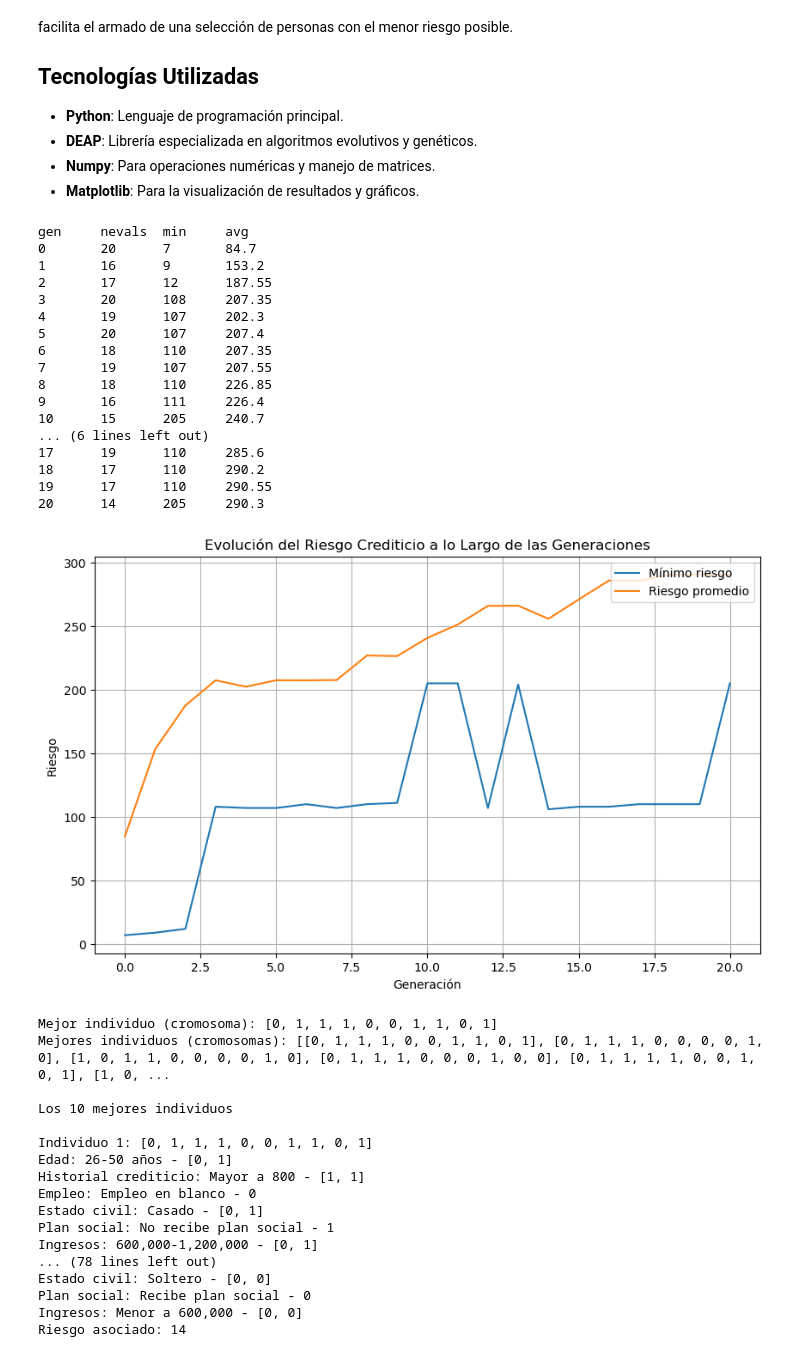
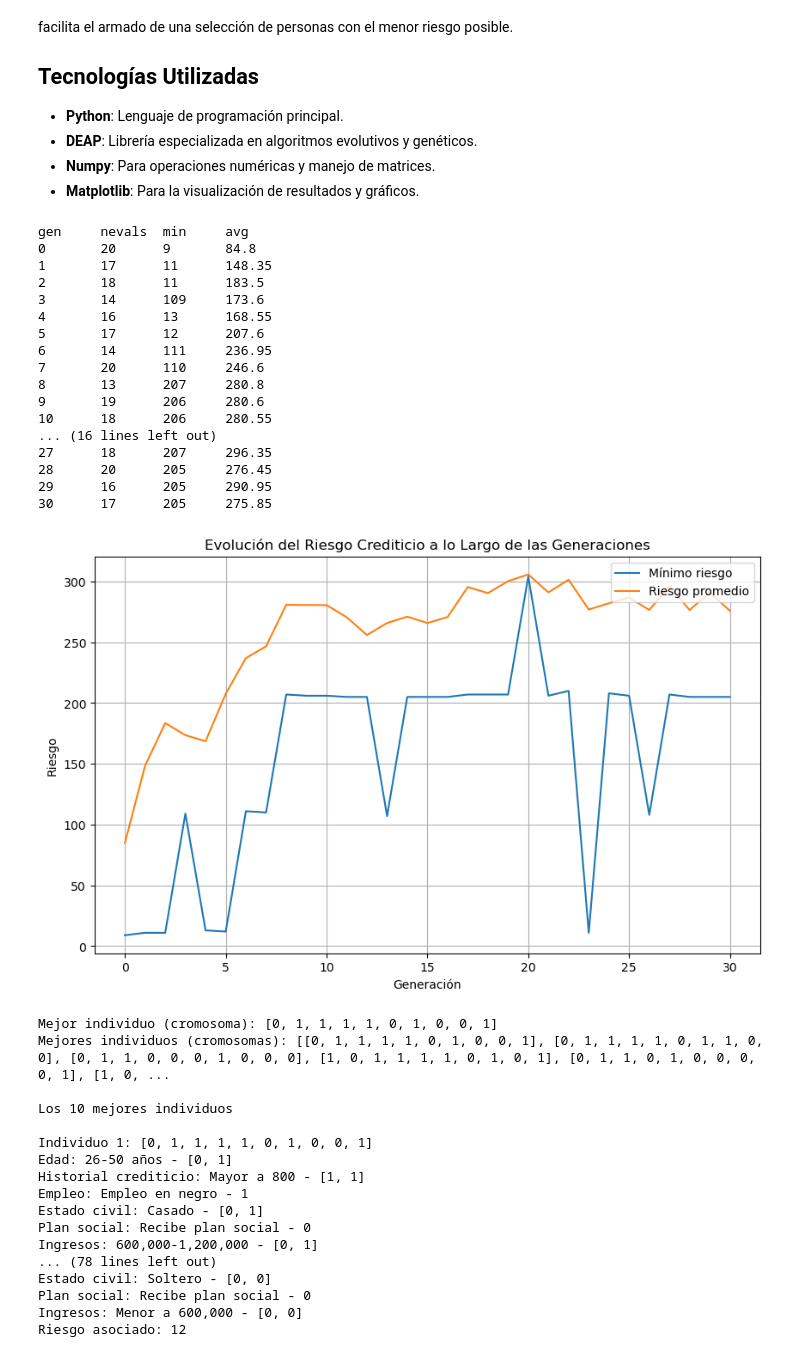
Before and after one commit to juanOntiveros/tp2-IA-grupo-10, a Jupyter notebook: AG - Riesgos.ipynb, the cells around one changed output. Drawn from its saved outputs; the diff is of its cells as text; code cells hidden in the pictures.

```diff
--- a/AG - Riesgos.ipynb
+++ b/AG - Riesgos.ipynb
@@ -199,7 +199,7 @@ def main():
     random.seed(time.time())
 
     population = toolbox.population(n=20)
-    ngen = 20
+    ngen = 30
     cxpb = 0.8
     mutpb = 0.3
 
@@ -208,64 +208,64 @@ def main():
     stats.register("avg", np.mean)
 
     logbook = tools.Logbook()
 
     halloffame = tools.HallOfFame(10)
 
     population, logbook = algorithms.eaSimple(population, toolbox, cxpb, mutpb, ngen,
                                               stats=stats, halloffame=halloffame, verbose=True)
 
     graficar_resultados(logbook)
 
     best_individual = halloffame[0]
 
     print(f"Mejor individuo (cromosoma): {best_individual}")
     print(f"Mejores individuos (cromosomas): {halloffame}")
 
     print()
     print(f"Los 10 mejores individuos")
     print()
 
     for i in range(10):
         print(f"Individuo {i+1}: {halloffame[i]}")
         interpretar_cromosoma(halloffame[i])
         print(f"Riesgo asociado: {funcion_de_aptitud(halloffame[i])[0]}")
         print()
 
 
 main()
 # %% [output]
 gen     nevals  min     avg
-0       20      7       84.7
-1       16      9       153.2
-2       17      12      187.55
-3       20      108     207.35
-4       19      107     202.3
-5       20      107     207.4
-6       18      110     207.35
-7       19      107     207.55
-8       18      110     226.85
-9       16      111     226.4
-10      15      205     240.7
-... (6 lines left out)
-17      19      110     285.6
-18      17      110     290.2
-19      17      110     290.55
-20      14      205     290.3
+0       20      9       84.8
+1       17      11      148.35
+2       18      11      183.5
+3       14      109     173.6
+4       16      13      168.55
+5       17      12      207.6
+6       14      111     236.95
+7       20      110     246.6
+8       13      207     280.8
+9       19      206     280.6
+10      18      206     280.55
+... (16 lines left out)
+27      18      207     296.35
+28      20      205     276.45
+29      16      205     290.95
+30      17      205     275.85
-[figure, old version]
+[figure, new version]
-Mejor individuo (cromosoma): [0, 1, 1, 1, 0, 0, 1, 1, 0, 1]
-Mejores individuos (cromosomas): [[0, 1, 1, 1, 0, 0, 1, 1, 0, 1], [0, 1, 1, 1, 0, 0, 0, 0, 1, 0], [1, 0, 1, 1, 0, 0, 0, 0, 1, 0], [0, 1, 1, 1, 0, 0, 0, 1, 0, 0], [0, 1, 1, 1, 1, 0, 0, 1, 0, 1], [1, 0, ...
+Mejor individuo (cromosoma): [0, 1, 1, 1, 1, 0, 1, 0, 0, 1]
+Mejores individuos (cromosomas): [[0, 1, 1, 1, 1, 0, 1, 0, 0, 1], [0, 1, 1, 1, 1, 0, 1, 1, 0, 0], [0, 1, 1, 0, 0, 0, 1, 0, 0, 0], [1, 0, 1, 1, 1, 1, 0, 1, 0, 1], [0, 1, 1, 0, 1, 0, 0, 0, 0, 1], [1, 0, ...
 
 Los 10 mejores individuos
 
-Individuo 1: [0, 1, 1, 1, 0, 0, 1, 1, 0, 1]
+Individuo 1: [0, 1, 1, 1, 1, 0, 1, 0, 0, 1]
 Edad: 26-50 años - [0, 1]
 Historial crediticio: Mayor a 800 - [1, 1]
-Empleo: Empleo en blanco - 0
+Empleo: Empleo en negro - 1
 Estado civil: Casado - [0, 1]
-Plan social: No recibe plan social - 1
+Plan social: Recibe plan social - 0
 Ingresos: 600,000-1,200,000 - [0, 1]
 ... (78 lines left out)
 Estado civil: Soltero - [0, 0]
 Plan social: Recibe plan social - 0
 Ingresos: Menor a 600,000 - [0, 0]
-Riesgo asociado: 14
+Riesgo asociado: 12
```
Also changed, not shown: 1 other file.
